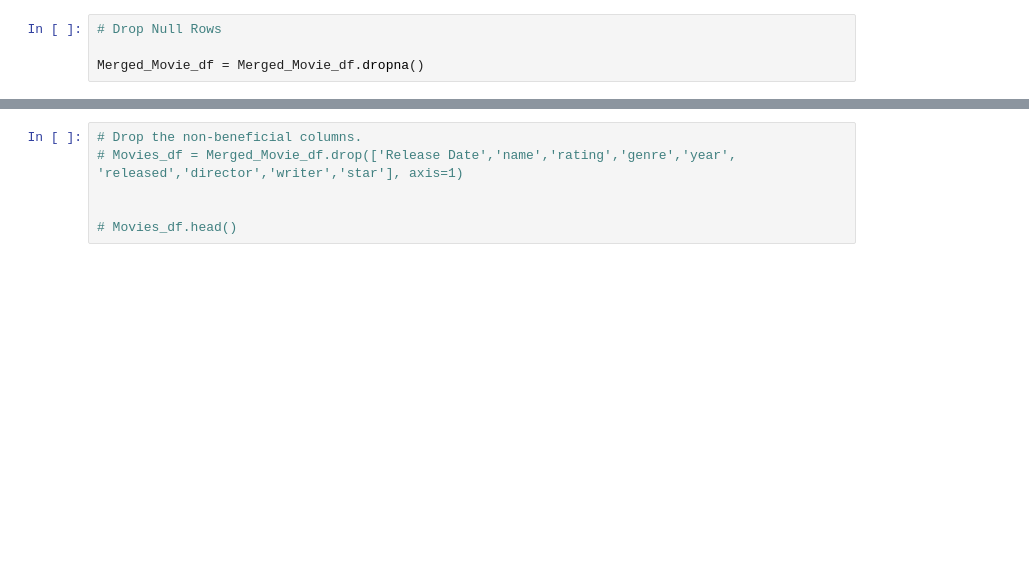
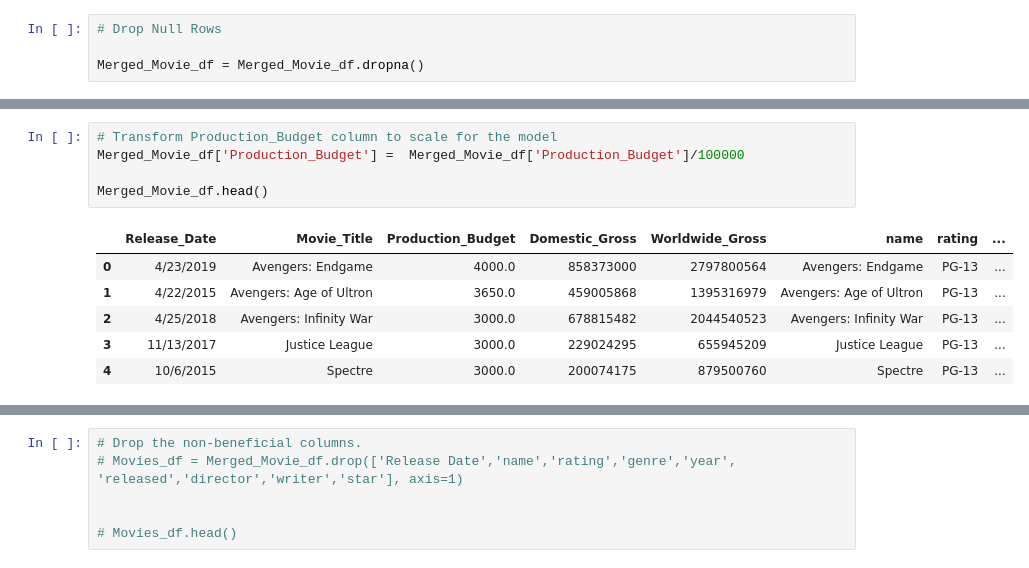
Before and after one commit to Kevin-Cutler/Final-Project, a Jupyter notebook: Class_Project.ipynb, the cells around one changed output, grey strips where cells are left out. Drawn from its saved outputs; the diff is of its cells as text; blank space fills up the shorter version.

```diff
--- a/Class_Project.ipynb
+++ b/Class_Project.ipynb
@@ -376,0 +346,12 @@ Column runtime has 0 null values
+# %%
+# Transform Production_Budget column to scale for the model
+Merged_Movie_df['Production_Budget'] =  Merged_Movie_df['Production_Budget']/100000
+
+Merged_Movie_df.head()
+# %% [output]
+|  | Release_Date | Movie_Title | Production_Budget | Domestic_Gross | Worldwide_Gross | name | rating | ... |
+| 0 | 4/23/2019 | Avengers: Endgame | 4000.0 | 858373000 | 2797800564 | Avengers: Endgame | PG-13 | ... |
+| 1 | 4/22/2015 | Avengers: Age of Ultron | 3650.0 | 459005868 | 1395316979 | Avengers: Age of Ultron | PG-13 | ... |
+| 2 | 4/25/2018 | Avengers: Infinity War | 3000.0 | 678815482 | 2044540523 | Avengers: Infinity War | PG-13 | ... |
+| 3 | 11/13/2017 | Justice League | 3000.0 | 229024295 | 655945209 | Justice League | PG-13 | ... |
+| 4 | 10/6/2015 | Spectre | 3000.0 | 200074175 | 879500760 | Spectre | PG-13 | ... |
```
Also changed, not shown: parts of 41 cells of this notebook.
